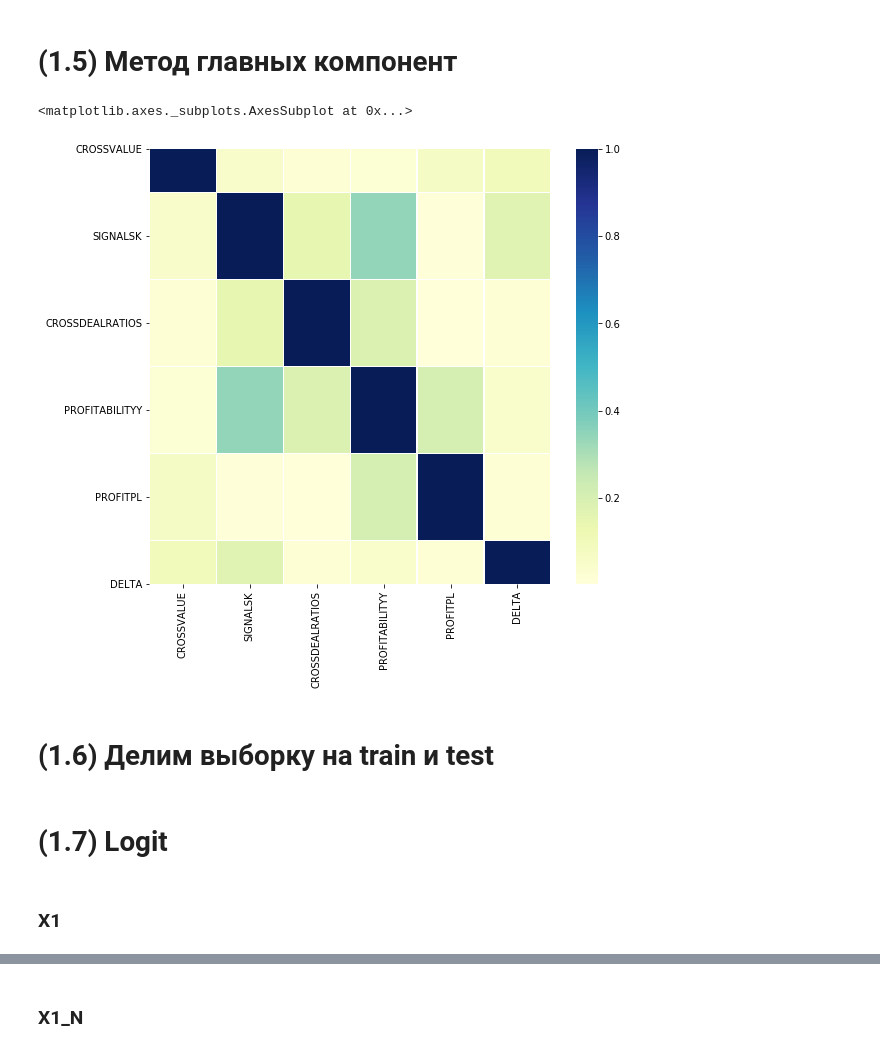
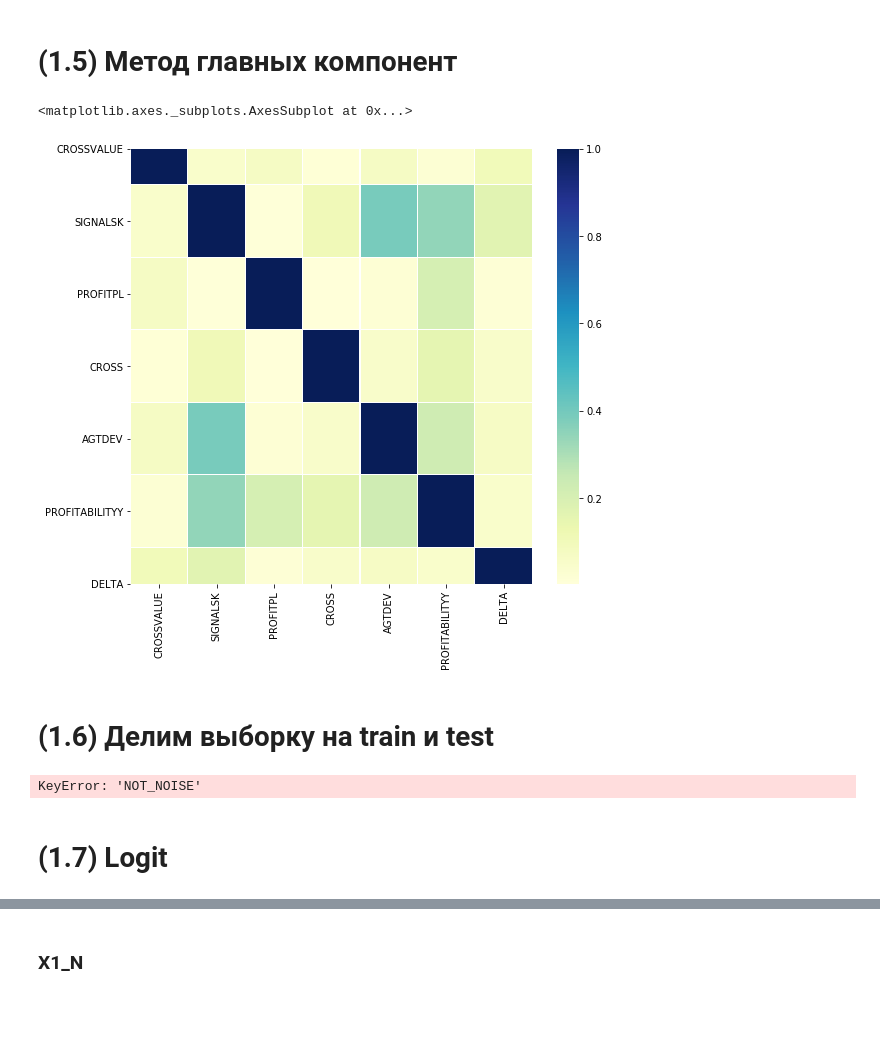
Before and after one commit to katya-luzina/noise_control, a Jupyter notebook: cross_deals.ipynb, the cells around one changed output, grey strips where cells are left out. Saved outputs shown, nothing was run; the diff lists cells and outputs as text; code cells hidden in the pictures; blank space fills up the shorter version.

```diff
--- a/cross_deals.ipynb
+++ b/cross_deals.ipynb
@@ -113,7 +118,7 @@ X1_N['AGTDEV_VOL'] = [(X1.loc[i,'AGTDEV_VOL'] - X1['AGTDEV_VOL'].mean())/X1['AGT
 X1_N['CROSSTURNOVER2'] = [(X1.loc[i,'CROSSTURNOVER2'] - X1['CROSSTURNOVER2'].mean())/X1['CROSSTURNOVER2'].std() for i in range(len(X1.CROSSTURNOVER2))]
 X1_N['CROSSVALUE'] = [(X1.loc[i,'CROSSVALUE'] - X1['CROSSVALUE'].mean())/X1['CROSSVALUE'].std() for i in range(len(X1.CROSSVALUE))]
 X1_N['DELTA'] = [(X1.loc[i,'DELTA'] - X1['DELTA'].mean())/X1['DELTA'].std() for i in range(len(X1.DELTA))]
-X1_N['NOT_NOISE'] = [(X1.loc[i,'NOT_NOISE'] - X1['NOT_NOISE'].mean())/X1['NOT_NOISE'].std() for i in range(len(X1.NOT_NOISE))]
+X1_N['NOT_NOISE'] = X1['NOT_NOISE']
 X1_N.head(5)
 # %% [output]
 |  | CROSSDEALRATIOS | PROFITPL | PROFITABILITYY | SIGNALSK | AGTDEV_PRICE | AGTDEV_VOL | CROSSTURNOVER2 | ... |
@@ -167,54 +168,51 @@ X1_N_COR = X1_N_COR.drop(['AGTDEV_VOL','CROSSTURNOVER2','AGTDEV_PRICE'], axis=1)
 # %%
 # создаем новую переменную с помощью метода главных компонент на основании скоррелированных переменных
 # создаем список на основании скоррелированных переменных
-x = X1.AGTDEV_VOL.values
-y = X1.CROSSTURNOVER2.values
-z = X1.AGTDEV_PRICE.values
-yz = np.vstack((x,y,z))
+x = X1_N.AGTDEV_VOL.values
+y = X1_N.AGTDEV_PRICE.values
+a = X1_N.CROSSTURNOVER2.values
+b = X1_N.CROSSDEALRATIOS.values
+
+xy = np.vstack((x,y))
+ab = np.vstack((a,b))
 # создаем компонену на основании скоррелированных переменных
 from sklearn.decomposition import PCA
 pca = PCA(n_components = 1)
-XPCAreduced = pca.fit_transform(np.transpose(yz))
+XPCAreduced1 = pca.fit_transform(np.transpose(xy))
+XPCAreduced2 = pca.fit_transform(np.transpose(ab))
 # %%
-# создаем новые датафреймы:
-# X1_PCA - исходный датафрейм с новой переменной, созданной на основании скоррелированных переменных
+# создаем новый датафрейм:
 # X1_N_PCA - датафрейм с нормированными переменными и с новой переменной, созданной на основании скоррелированных переменных
-X1_PCA = X1
-X1_PCA['PCA'] = XPCAreduced
-X1_PCA = X1_PCA.drop(['AGTDEV_VOL','CROSSTURNOVER2','AGTDEV_PRICE'], axis=1)
 X1_N_PCA = X1_N
-X1_N_PCA['PCA'] = XPCAreduced
-X1_N_PCA = X1_N_PCA.drop(['AGTDEV_VOL','CROSSTURNOVER2','AGTDEV_PRICE'], axis=1)
+X1_N_PCA['AGTDEV'] = XPCAreduced1
+X1_N_PCA['CROSS'] = XPCAreduced2
+X1_N_PCA = X1_N_PCA.drop(['AGTDEV_VOL','CROSSTURNOVER2','AGTDEV_PRICE','CROSSDEALRATIOS'], axis=1)
 # %%
 # Create correlation matrix
-corr_matrix = X1_N_PCA[{'CROSSDEALRATIOS','PROFITPL','PROFITABILITYY','SIGNALSK',
-    'CROSSVALUE','DELTA'}].corr().abs()
+corr_matrix = X1_N_PCA[{'PROFITPL','PROFITABILITYY','SIGNALSK',
+    'CROSSVALUE','DELTA','AGTDEV','CROSS'}].corr().abs()
 
 # Select upper triangle of correlation matrix
 #upper = corr_matrix.where(np.triu(np.ones(corr_matrix.shape), k=1).astype(np.bool))
 # Find features with correlation greater than 0.95
 #to_drop = [column for column in upper.columns if any(upper[column] > 0.70)]
 #print(to_drop)
 #print(corr_matrix)
-from matplotlib import pyplot as plt
-import seaborn as sns
 #columns=['SIGNAL_ID', 'TRADEDATE', 'CROSSTURNOVER1', 'CROSSDEALRATIOS', 'EPSILONE', 'PROFITPL','PROFITABILITYY','SIGNALSK', 'RATINGCROSSDEALRATIOS', 'RATINGEPSILONE', 'RATINGPROFITPL', 'RATINGPROFITABILITYY', 'RATINGSIGNALSK', 'RATINGINTEGRAL','AGTDEV_BS', 'AGTDEV_PRICE', 'AGTDEV_VO', 'RATINGDEV', 'TRADEDATE_LAST', 'EVENT_ID','CROSSTURNOVER2','CROSSVALUE','AVGLIFETIME','RATINGAVGLIFETIME','USERGRADE_ID','SHORTNAME','IDENT','DETECTION_ID']
 f, ax = plt.subplots(figsize =(9, 8))
 sns.heatmap(corr_matrix, ax = ax, cmap ="YlGnBu", linewidths = 0.1)
 # %% [output]
 <matplotlib.axes._subplots.AxesSubplot at 0x...>
-[figure, old version]
+[figure, new version]
 # %% [markdown]
 # (1.6) Делим выборку на train и test
 # %%
 # выделяем NOT_NOISE в отдельный датафрейм и удаляем из исходного
-y1 = pd.DataFrame(X1['NOT_NOISE'], columns=['NOT_NOISE'])
 y1_n = pd.DataFrame(X1_N['NOT_NOISE'], columns=['NOT_NOISE'])
-X1 = X1.drop(['NOT_NOISE'], axis=1)
 X1_N = X1_N.drop(['NOT_NOISE'], axis=1)
-X1_PCA = X1_PCA.drop(['NOT_NOISE'], axis=1)
 X1_N_PCA = X1_N_PCA.drop(['NOT_NOISE'], axis=1)
-X1_COR = X1_COR.drop(['NOT_NOISE'], axis=1)
 X1_N_COR = X1_N_COR.drop(['NOT_NOISE'], axis=1)
+# %% [output]
+KeyError: 'NOT_NOISE'
 # %%
 # создаем из всех датафреймов тренировочную и тестовую выборку
@@ -229,4 +222,2 @@ x_n_cor_train, x_n_cor_test, y_n_train, y_n_test = train_test_split(X1_N_COR, y1
 # %% [markdown]
 # (1.7) Logit
-# %% [markdown]
-### X1
```
Also changed, not shown: parts of 58 cells of this notebook.
